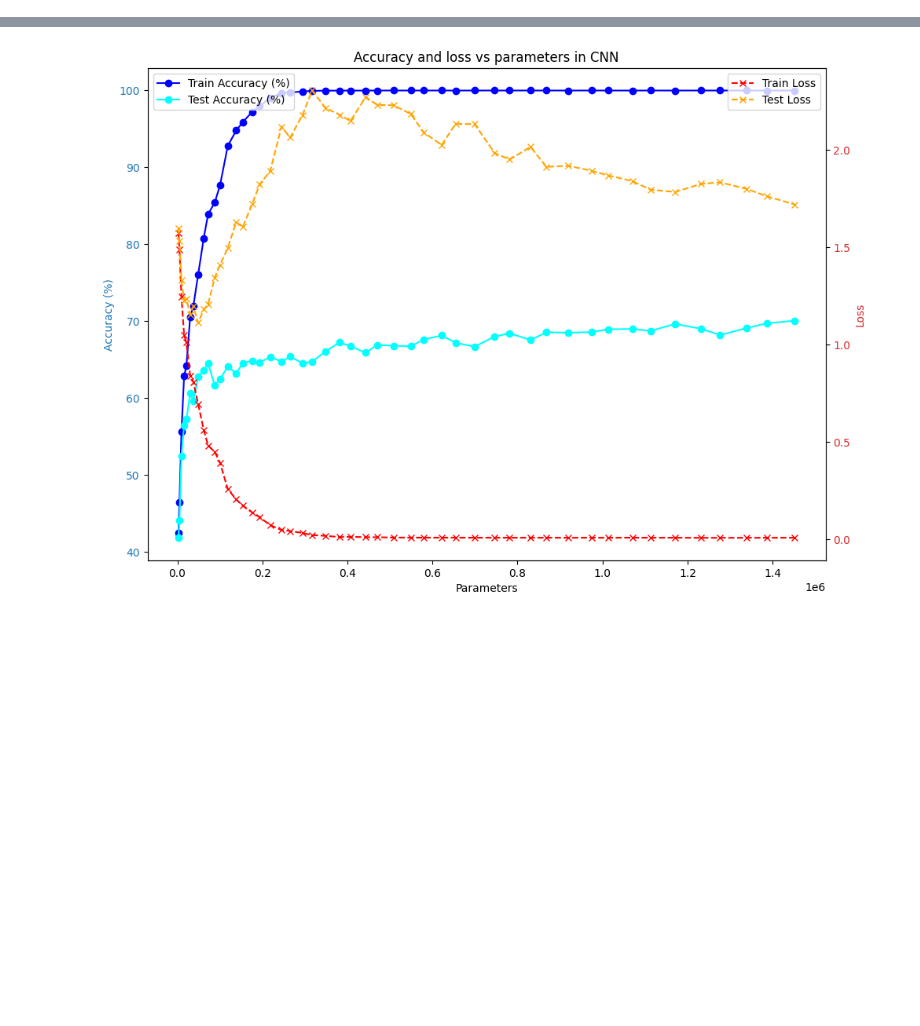
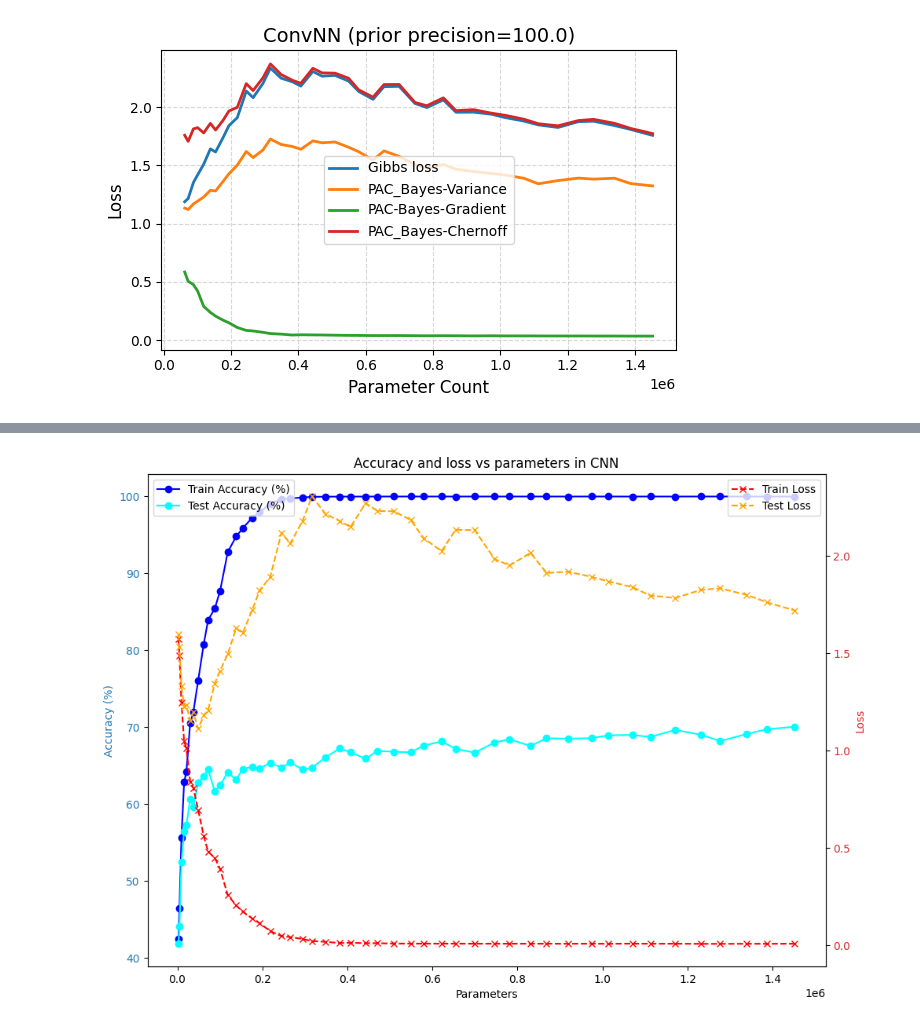
Before and after one commit to Ludvins/PAC_Bayes_Chernoff_MLL, a Jupyter notebook: plots.ipynb, the cells around one changed output, grey strips where cells are left out. Drawn from its saved outputs; the diff is of its cells as text; code cells hidden in the pictures; blank space fills up the shorter version.

```diff
--- a/plots.ipynb
+++ b/plots.ipynb
@@ -6,3 +6,95 @@ import numpy as np
 from google.colab import files
 import pandas as pd
 import os
+# %%
+import pandas as pd
+import numpy as np
+import matplotlib.pyplot as plt
+
+base_url = "https://raw.githubusercontent.com/Ludvins/PAC_Bayes_Chernoff_MLL/refs/heads/main/results/laplace_ConvNN_last_layer_kron_scalar_"
+precisions = ["100.0", "10.0", "0.0", "1.0", "0.1"]
+csv_files = [base_url + precision + "_results.csv" for precision in precisions]
+
+x = 40
+
+for i, name in enumerate(csv_files):
+    # ---- Load data ----
+    df = pd.read_csv(name)
+
+    bayes_loss       = df['bayes loss'].values
+    gibbs_loss       = df['gibbs loss'].values
+    bayes_loss_train = df['bayes loss train'].values
+    gibbs_loss_train = df['gibbs loss train'].values
+    inverse_rate     = df['inverse rate'].values
+    kl               = df['normalized KL'].values * 50000
+    variance         = df['variance'].values
+    parameters       = df['parameters'].values
+    input_grad       = df['expected input-gradient norm'].values
+
+    # ---- Compute gaps and bounds ----
+    gibbs_gap  = gibbs_loss - gibbs_loss_train
+    bayes_gap  = bayes_loss - bayes_loss_train
+    jensen_gap = gibbs_gap - bayes_gap
+
+    log_term = np.log(50000 / 0.05)
+    PAC_variance = gibbs_loss_train + np.sqrt(2 * variance * (kl + log_term) / 49999)
+    PAC_gradient = gibbs_loss_train + np.sqrt(2 * input_grad * (kl + log_term) / 49999)
+    PAC_Chernoff = gibbs_loss_train + inverse_rate
+
+    # ---- 1) Line plot: losses vs. parameter count ----
+    fig1, ax1 = plt.subplots(figsize=(6, 4))
+    ax1.plot(parameters[-x:], gibbs_loss[-x:],
+             label='Gibbs loss',    color='C0', linewidth=2)
+    ax1.plot(parameters[-x:], PAC_variance[-x:],
+             label='PAC_Bayes-Variance', color='C1', linewidth=2)
+    ax1.plot(parameters[-x:], PAC_gradient[-x:],
+             label='PAC-Bayes-Gradient', color='C2', linewidth=2)
+    ax1.plot(parameters[-x:], PAC_Chernoff[-x:],
+             label='PAC_Bayes-Chernoff', color='C3', linewidth=2)
+
+    ax1.set_xlabel('Parameter Count', fontsize=12)
+    ax1.set_ylabel('Loss',             fontsize=12)
+    ax1.set_title(f"ConvNN (prior precision={precisions[i]})", fontsize=14)
+    ax1.grid(True, linestyle='--', alpha=0.5)
+    ax1.legend(fontsize=10, loc='best')
+    plt.tight_layout()
+    fig1.savefig(f"lineplot_rho_{precisions[i]}.png", dpi=300)
+    plt.show()
+
+    # ---- 2) Scatter: Gibbs loss vs. PAC-Variance bound ----
+    fig2, ax2 = plt.subplots(figsize=(5, 5))
+    sc2 = ax2.scatter(
+        gibbs_loss[-x:], PAC_variance[-x:],
+        c=parameters[-x:], cmap='viridis',
+        s=80, edgecolors='k', alpha=0.8
+    )
+    ax2.set_xlabel('Gibbs Loss',          fontsize=12)
+    ax2.set_ylabel('PAC-Bayes-Variance bound',  fontsize=12)
+    ax2.set_title(f"Prior precision={precisions[i]}", fontsize=14)
+    ax2.grid(True, linestyle='--', alpha=0.5)
+
+    cbar2 = plt.colorbar(sc2, ax=ax2)
+    cbar2.set_label('Parameter Count', fontsize=11)
+    plt.tight_layout()
+    fig2.savefig(f"scatter_variance_rho_{precisions[i]}.png", dpi=300)
+    plt.show()
+
+    # ---- 3) Scatter: Gibbs loss vs. PAC-Chernoff bound ----
+    fig3, ax3 = plt.subplots(figsize=(5, 5))
+    sc3 = ax3.scatter(
+        gibbs_loss[-x:], PAC_Chernoff[-x:],
+        c=parameters[-x:], cmap='plasma',
+        s=80, edgecolors='k', alpha=0.8
+    )
+    ax3.set_xlabel('Gibbs Loss',           fontsize=12)
+    ax3.set_ylabel('PAC-Bayes-Chernoff bound',   fontsize=12)
+    ax3.set_title(f"Prior precision={precisions[i]}", fontsize=14)
+    ax3.grid(True, linestyle='--', alpha=0.5)
+
+    cbar3 = plt.colorbar(sc3, ax=ax3)
+    cbar3.set_label('Parameter Count', fontsize=11)
+    plt.tight_layout()
+    fig3.savefig(f"scatter_chernoff_rho_{precisions[i]}.png", dpi=300)
+    plt.show()
+# %% [output]
+[figure, added]
```
Also changed, not shown: parts of 3 cells of this notebook.
